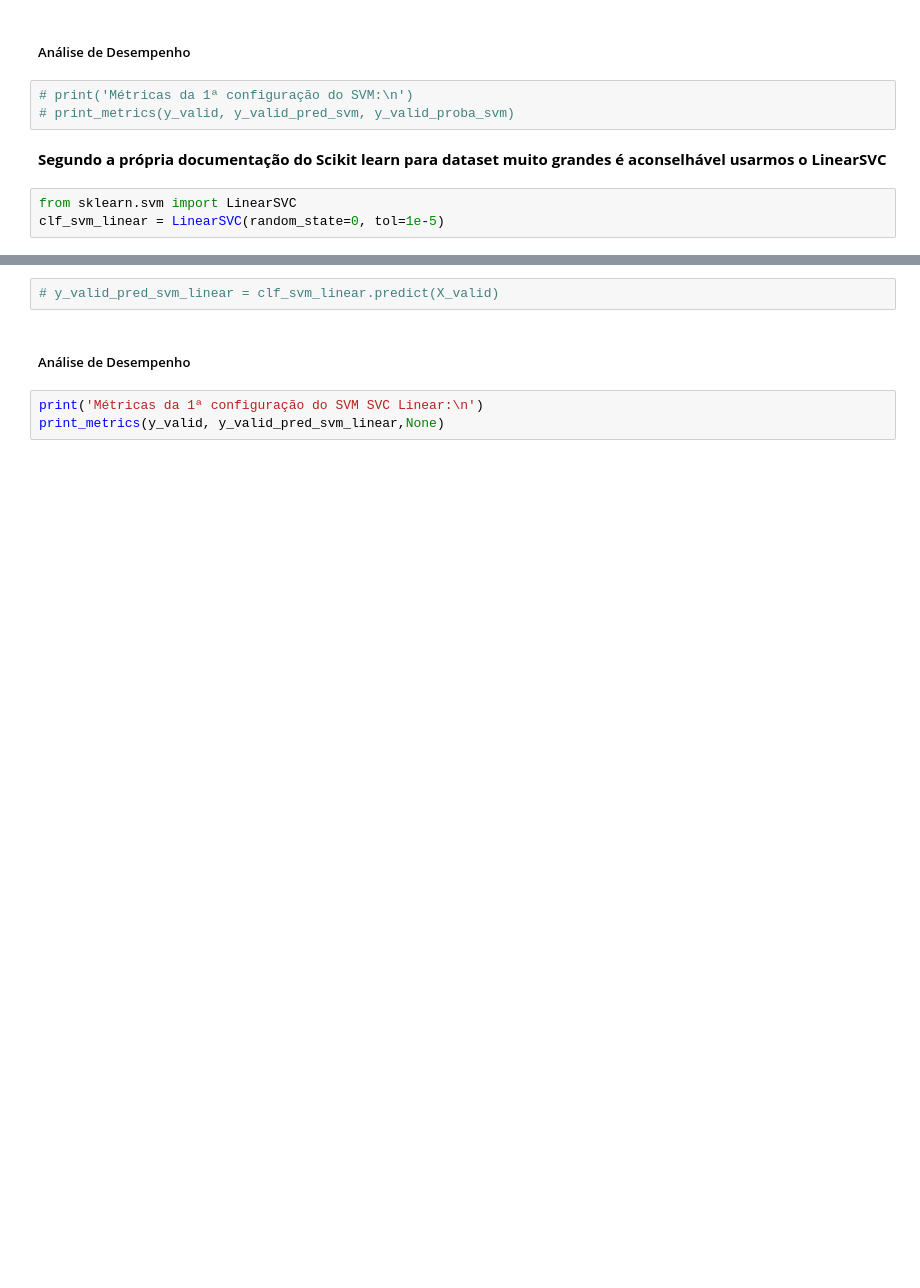
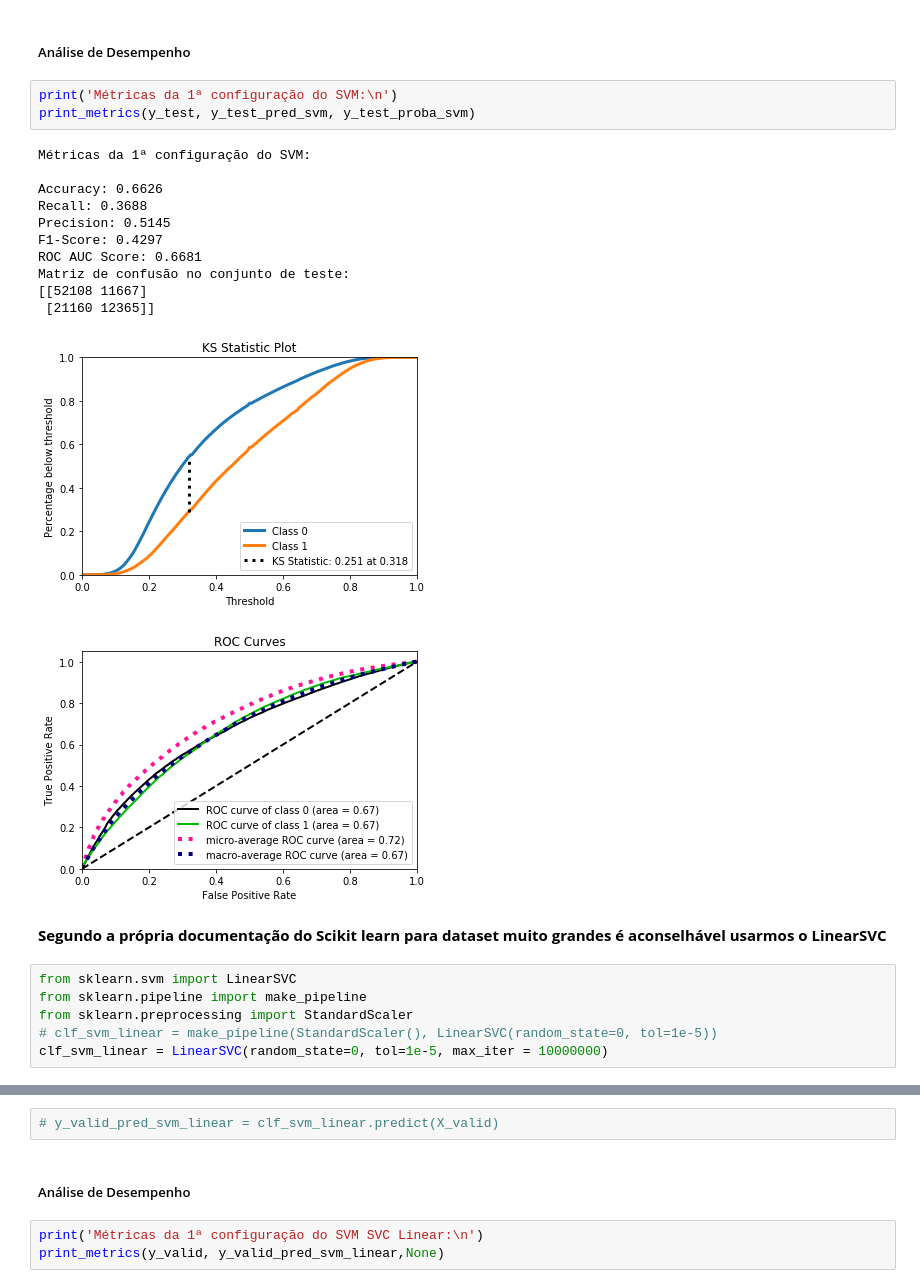
Before and after one commit to KilnerJhow/redes-neurais, a Jupyter notebook: projeto_redes_neurais.ipynb, the cells around one changed output, grey strips where cells are left out. Cells and saved outputs as stored; diff of their text form; blank space fills up the shorter version.

```diff
--- a/projeto_redes_neurais.ipynb
+++ b/projeto_redes_neurais.ipynb
@@ -587,13 +601,29 @@ y_test_proba_svm = clf_svm.predict_proba(X_test)
 # %% [markdown]
 ##### Análise de Desempenho
 # %%
-# print('Métricas da 1ª configuração do SVM:\n')
-# print_metrics(y_valid, y_valid_pred_svm, y_valid_proba_svm)
+print('Métricas da 1ª configuração do SVM:\n')
+print_metrics(y_test, y_test_pred_svm, y_test_proba_svm)
+# %% [output]
+Métricas da 1ª configuração do SVM:
+
+Accuracy: 0.6626
+Recall: 0.3688
+Precision: 0.5145
+F1-Score: 0.4297
+ROC AUC Score: 0.6681
+Matriz de confusão no conjunto de teste:
+[[52108 11667]
+ [21160 12365]]
+[figure, added]
+[figure, added]
 # %% [markdown]
 **Segundo a própria documentação do Scikit learn para dataset muito grandes é aconselhável usarmos o LinearSVC**
 # %%
 from sklearn.svm import LinearSVC
-clf_svm_linear = LinearSVC(random_state=0, tol=1e-5)
+from sklearn.pipeline import make_pipeline
+from sklearn.preprocessing import StandardScaler
+# clf_svm_linear = make_pipeline(StandardScaler(), LinearSVC(random_state=0, tol=1e-5))
+clf_svm_linear = LinearSVC(random_state=0, tol=1e-5, max_iter = 10000000)
 # %%
 %%time
 clf_svm_linear.fit(X_train, y_train)
```
Also changed, not shown: parts of 7 cells of this notebook.
